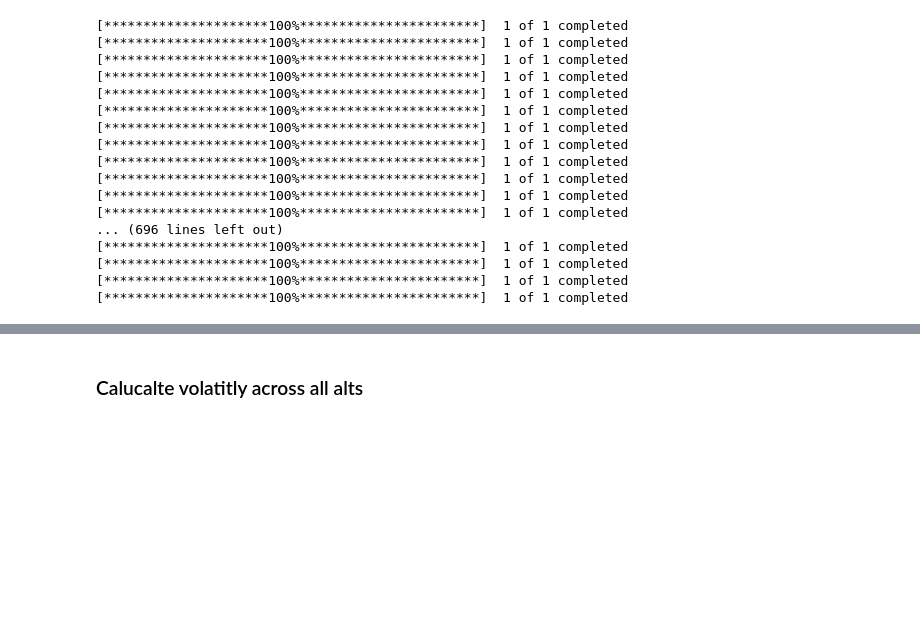
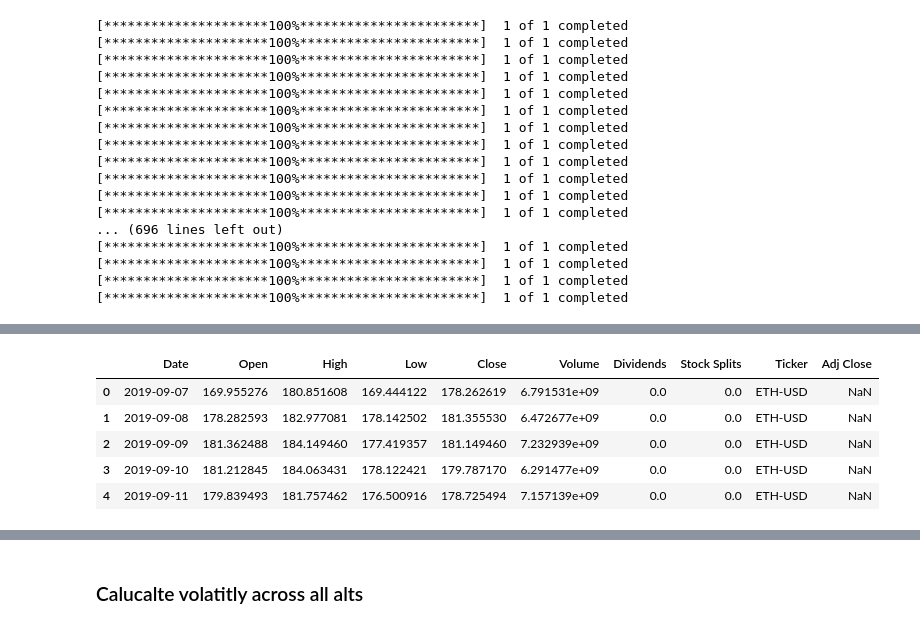
Before and after one commit to Gino-Petrosian/Cryptocurrency-cyclic-Correlation-with-Bitcoin, a Jupyter notebook: FreeformAnalysis.ipynb, the cells around one changed output, grey strips where cells are left out. Saved outputs shown, nothing was run; the diff lists cells and outputs as text; code cells hidden in the pictures; blank space fills up the shorter version.

```diff
--- a/FreeformAnalysis.ipynb
+++ b/FreeformAnalysis.ipynb
@@ -937,0 +980,9 @@ ValueError: All arrays must be of the same length
+# %%
+binanceUS_df_2.head()
+# %% [output]
+|  | Date | Open | High | Low | Close | Volume | Dividends | Stock Splits | Ticker | Adj Close |
+| 0 | 2019-09-07 | 169.955276 | 180.851608 | 169.444122 | 178.262619 | 6.791531e+09 | 0.0 | 0.0 | ETH-USD | NaN |
+| 1 | 2019-09-08 | 178.282593 | 182.977081 | 178.142502 | 181.355530 | 6.472677e+09 | 0.0 | 0.0 | ETH-USD | NaN |
+| 2 | 2019-09-09 | 181.362488 | 184.149460 | 177.419357 | 181.149460 | 7.232939e+09 | 0.0 | 0.0 | ETH-USD | NaN |
+| 3 | 2019-09-10 | 181.212845 | 184.063431 | 178.122421 | 179.787170 | 6.291477e+09 | 0.0 | 0.0 | ETH-USD | NaN |
+| 4 | 2019-09-11 | 179.839493 | 181.757462 | 176.500916 | 178.725494 | 7.157139e+09 | 0.0 | 0.0 | ETH-USD | NaN |
```
Also changed, not shown: parts of 18 cells of this notebook.
